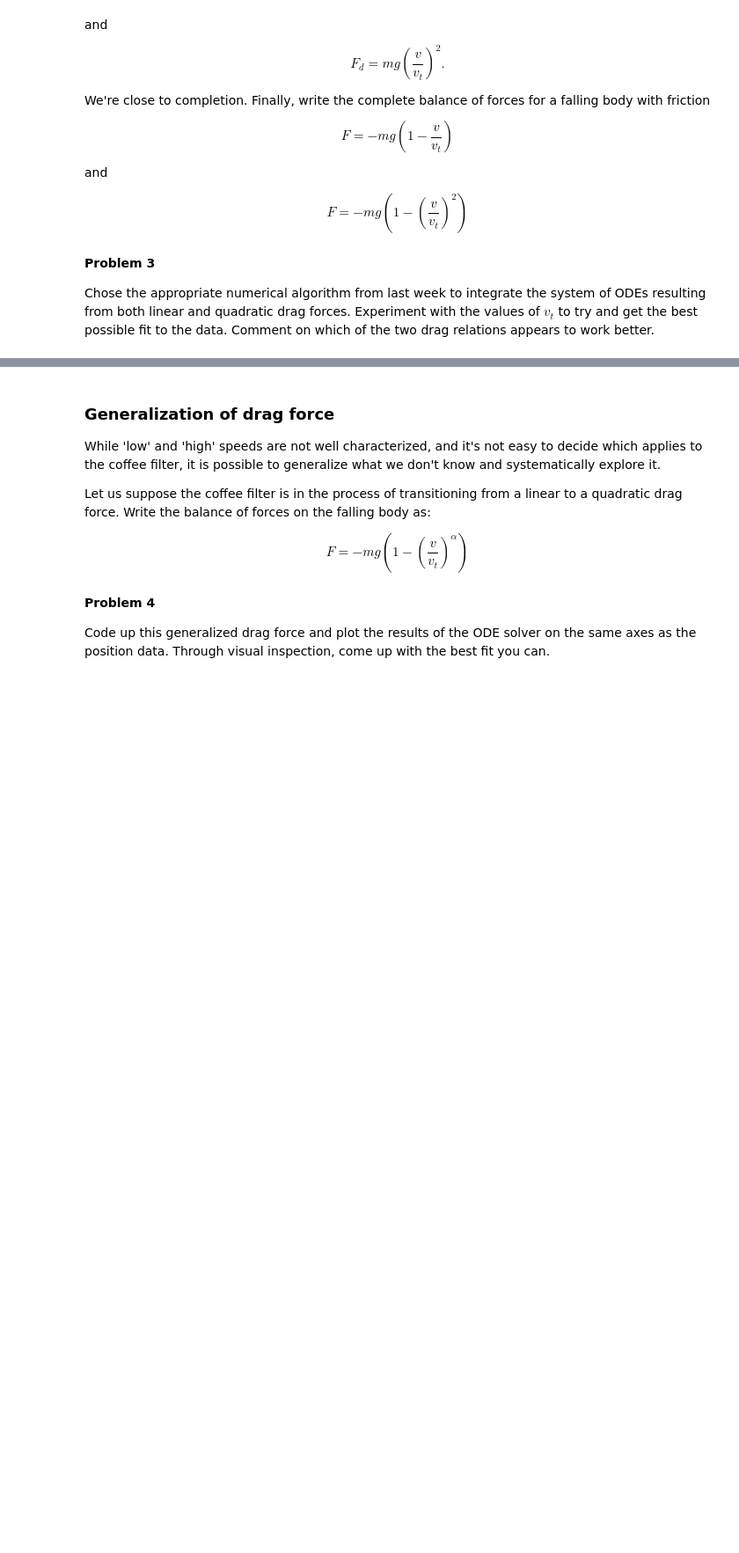
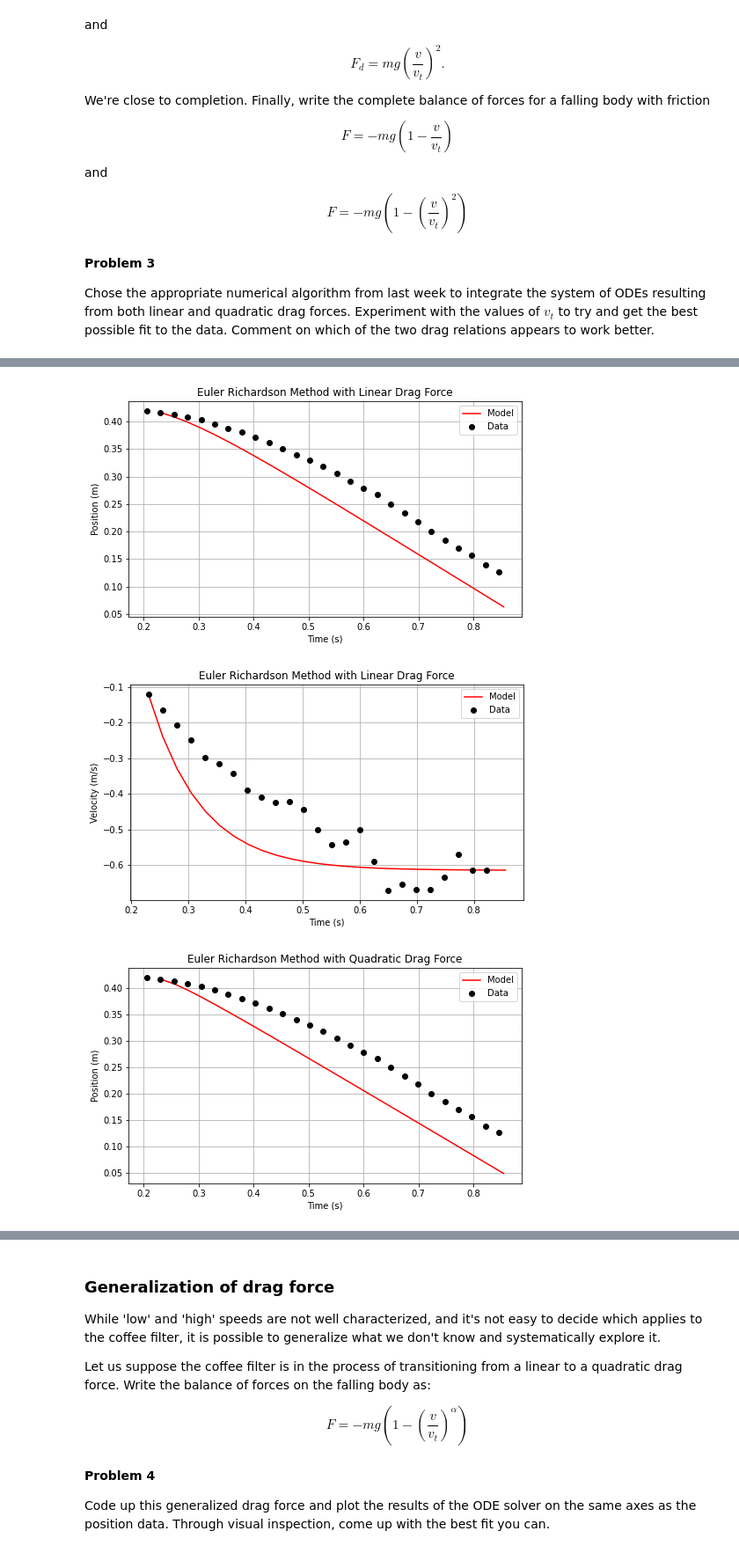
Before and after one commit to amarcozzi/CS577_Simulation_Modeling, a Jupyter notebook: Week_7/Coffee Filter-Student.ipynb, the cells around one changed output, grey strips where cells are left out. Shown at 88% size. Saved outputs shown, nothing was run; the diff lists cells and outputs as text; code cells hidden in the pictures; blank space fills up the shorter version.

Commit message:
coffee filter

```diff
--- a/Week_7/Coffee Filter-Student.ipynb
+++ b/Week_7/Coffee Filter-Student.ipynb
@@ -192,15 +193,15 @@ def linear_drag_falling_filter(t, y, g, v_t):
     dv/dt = -g(1 - v/v_t)
     """
     velocity = y[1]
-    acceleration = -g*(1 - velocity / v_t)
+    acceleration = -g*(1 - (velocity / v_t))
     return np.array([velocity, acceleration])
 
 def quadratic_drag_falling_filter(t, y, g, v_t):
     """
     Describes the ODEs for a falling coffee filter with quadratic drag
     dy/dt = v
-    dv/dt = -g(1 - v/v_t)
+    dv/dt = -g(1 - (v/v_t)^2)
     """
     velocity = y[1]
-    acceleration = -g*(1 - np.square(velocity / v_t))
+    acceleration = -g*(1 - np.power((velocity/ v_t), 2))
     return np.array([velocity, acceleration])
@@ -303,0 +308,60 @@ initial_position =
+# %%
+# Solve the ODE with Euler-Richardson
+t_euler_linear, y_euler_linear = solve_ode(linear_drag_falling_filter, time_span, initial_values,
+                                           EulerCromer, g, v_t_guess, first_step=dt)
+t_euler_quad, y_euler_quad = solve_ode(quadratic_drag_falling_filter, time_span, initial_values,
+                                       EulerCromer, g, v_t_guess, first_step=dt)
+
+# Interpolate the linear and quadratic positions / velocities
+f_linear_y = interpolate.interp1d(t_euler_linear, y_euler_linear[:, 0], kind='quadratic')
+f_linear_v = interpolate.interp1d(t_euler_linear, y_euler_linear[:, 1], kind='quadratic')
+# %%
+#########################################################
+# Plot linear drag position and velocity over the data
+#########################################################
+plt.subplots(figsize=(8, 4.5))
+plt.plot(t_euler_linear, y_euler_linear[:, 0], 'r-')
+plt.plot(t_data, y_data, 'ko')
+plt.title('Euler Richardson Method with Linear Drag Force')
+plt.xlabel('Time (s)')
+plt.ylabel('Position (m)')
+plt.legend(['Model', 'Data'])
+plt.grid()
+plt.show()
+
+plt.subplots(figsize=(8, 4.5))
+plt.plot(t_euler_linear, y_euler_linear[:, 1], 'r-')
+plt.plot(t_data[1:-1], v_data, 'ko')
+plt.title('Euler Richardson Method with Linear Drag Force')
+plt.xlabel('Time (s)')
+plt.ylabel('Velocity (m/s)')
+plt.legend(['Model', 'Data'])
+plt.grid()
+plt.show()
+
+#########################################################
+# Plot quadratic drag position and velocity over the data
+#########################################################
+plt.subplots(figsize=(8, 4.5))
+plt.plot(t_euler_quad, y_euler_quad[:, 0], 'r-')
+plt.plot(t_data, y_data, 'ko')
+plt.title('Euler Richardson Method with Quadratic Drag Force')
+plt.xlabel('Time (s)')
+plt.ylabel('Position (m)')
+plt.legend(['Model', 'Data'])
+plt.grid()
+plt.show()
+
+plt.subplots(figsize=(8, 4.5))
+plt.plot(t_euler_quad, y_euler_quad[:, 1], 'r-')
+plt.plot(t_data[1:-1], v_data, 'ko')
+plt.title('Euler Richardson Method with Quadratic Drag Force')
+plt.xlabel('Time (s)')
+plt.ylabel('Velocity (m/s)')
+plt.legend(['Model', 'Data'])
+plt.grid()
+plt.show()
+# %% [output]
+[figure, added]
+[figure, added]
+[figure, added]
```
Also changed, not shown: parts of 9 cells of this notebook, 1 other file.
